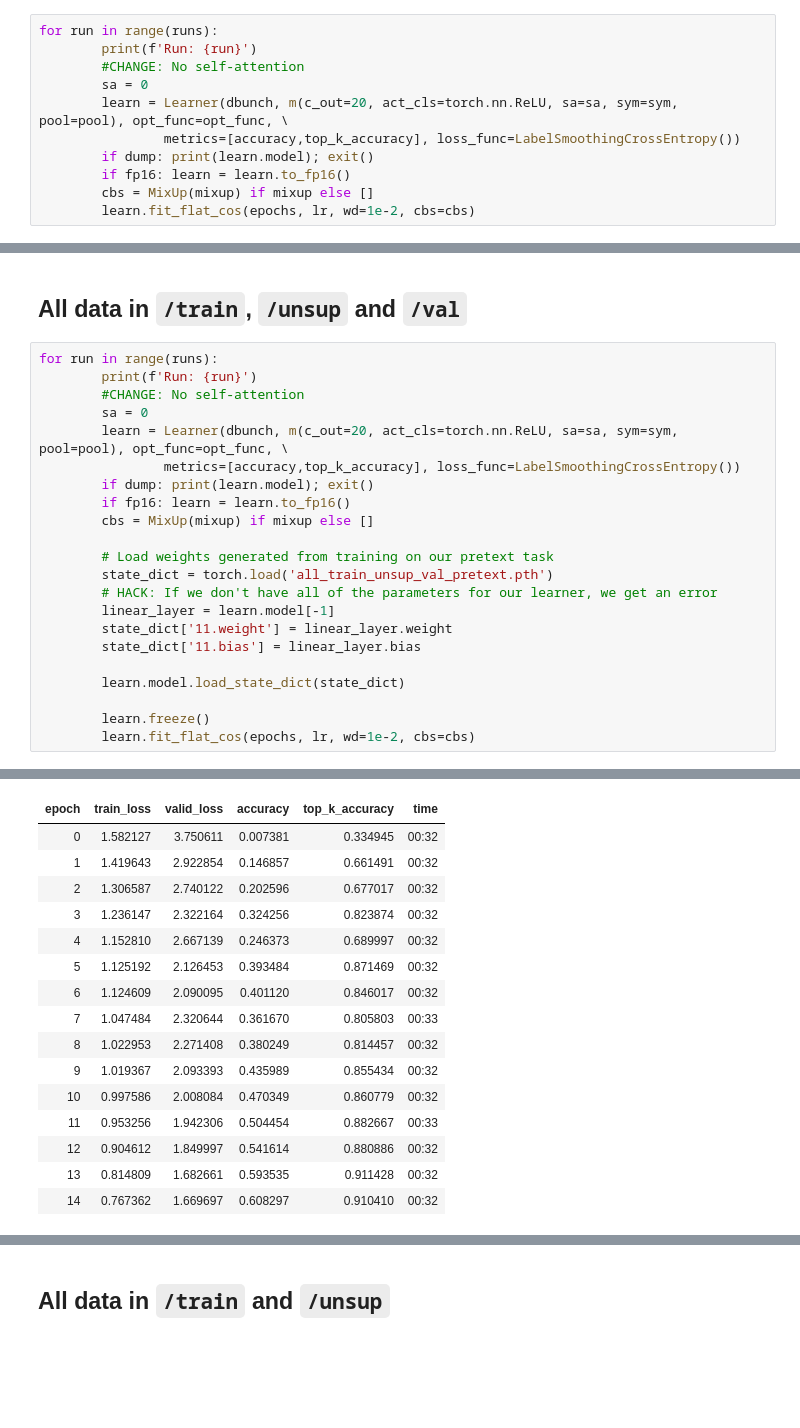
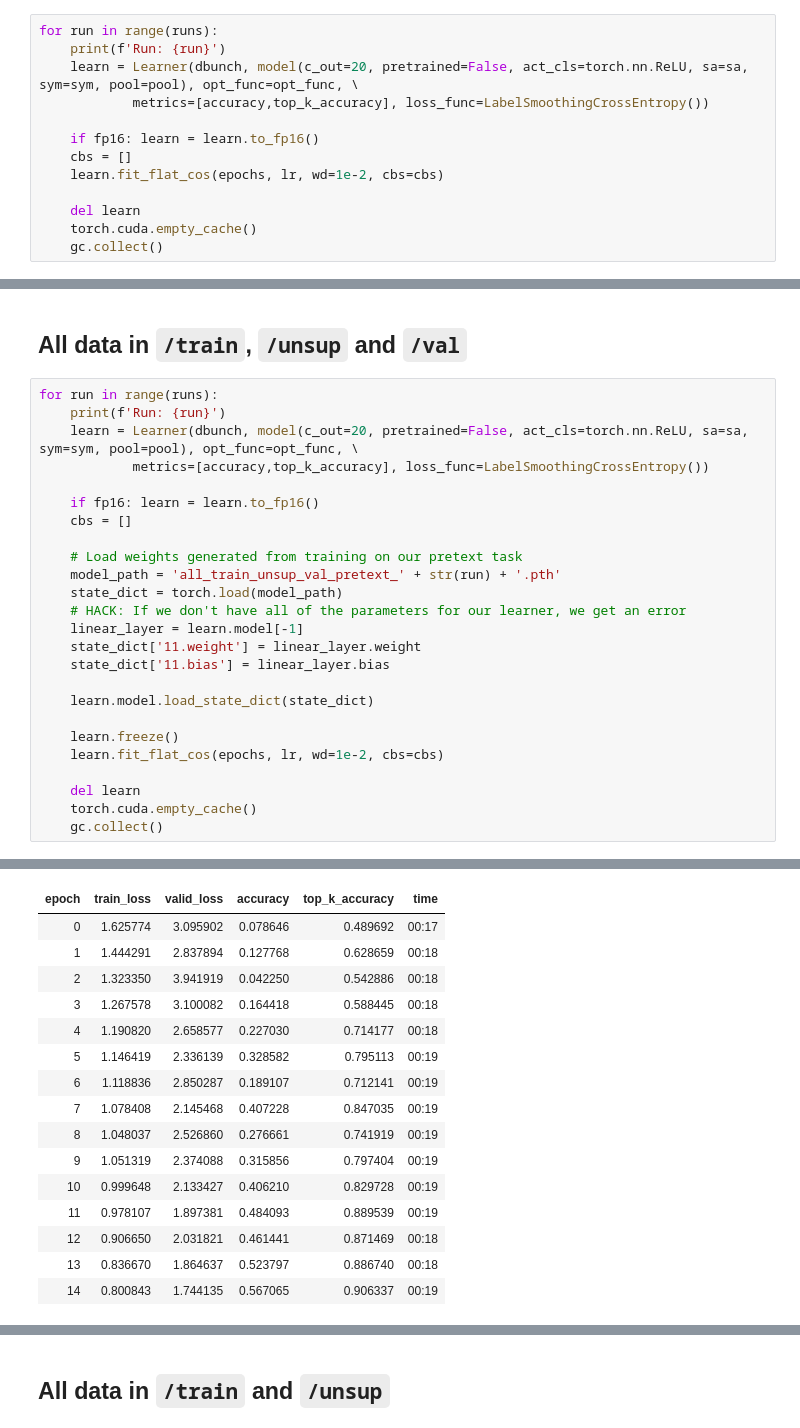
Before and after one commit to JoshVarty/SelfSupervisedLearning, a Jupyter notebook: 02_InpaintingVaryDatasetSize/01_InpaintingWithVariedDatasetSize.ipynb, the cells around one changed output, grey strips where cells are left out. Cells and saved outputs as stored; diff of their text form; blank space fills up the shorter version.

```diff
--- a/02_InpaintingVaryDatasetSize/01_InpaintingWithVariedDatasetSize.ipynb
+++ b/02_InpaintingVaryDatasetSize/01_InpaintingWithVariedDatasetSize.ipynb
@@ -435,15 +523,17 @@ dbunch = get_dbunch(160, 32)
 ## Random Baseline
 # %%
 for run in range(runs):
-        print(f'Run: {run}')
-        #CHANGE: No self-attention
-        sa = 0
-        learn = Learner(dbunch, m(c_out=20, act_cls=torch.nn.ReLU, sa=sa, sym=sym, pool=pool), opt_func=opt_func, \
-                metrics=[accuracy,top_k_accuracy], loss_func=LabelSmoothingCrossEntropy())
-        if dump: print(learn.model); exit()
-        if fp16: learn = learn.to_fp16()
-        cbs = MixUp(mixup) if mixup else []
-        learn.fit_flat_cos(epochs, lr, wd=1e-2, cbs=cbs)
+    print(f'Run: {run}')
+    learn = Learner(dbunch, model(c_out=20, pretrained=False, act_cls=torch.nn.ReLU, sa=sa, sym=sym, pool=pool), opt_func=opt_func, \
+            metrics=[accuracy,top_k_accuracy], loss_func=LabelSmoothingCrossEntropy())
+
+    if fp16: learn = learn.to_fp16()
+    cbs = []
+    learn.fit_flat_cos(epochs, lr, wd=1e-2, cbs=cbs)
+
+    del learn
+    torch.cuda.empty_cache()
+    gc.collect()
 # %% [output]
 Run: 0
 | epoch | train_loss | valid_loss | accuracy | top_k_accuracy | time |
@@ -507,43 +597,46 @@ Average: **55.0%**
 ## All data in `/train`, `/unsup` and `/val`
 # %%
 for run in range(runs):
-        print(f'Run: {run}')
-        #CHANGE: No self-attention
-        sa = 0
-        learn = Learner(dbunch, m(c_out=20, act_cls=torch.nn.ReLU, sa=sa, sym=sym, pool=pool), opt_func=opt_func, \
-                metrics=[accuracy,top_k_accuracy], loss_func=LabelSmoothingCrossEntropy())
-        if dump: print(learn.model); exit()
-        if fp16: learn = learn.to_fp16()
-        cbs = MixUp(mixup) if mixup else []
+    print(f'Run: {run}')
+    learn = Learner(dbunch, model(c_out=20, pretrained=False, act_cls=torch.nn.ReLU, sa=sa, sym=sym, pool=pool), opt_func=opt_func, \
+            metrics=[accuracy,top_k_accuracy], loss_func=LabelSmoothingCrossEntropy())
 
-        # Load weights generated from training on our pretext task
-        state_dict = torch.load('all_train_unsup_val_pretext.pth')
-        # HACK: If we don't have all of the parameters for our learner, we get an error
-        linear_layer = learn.model[-1]
-        state_dict['11.weight'] = linear_layer.weight
-        state_dict['11.bias'] = linear_layer.bias
+    if fp16: learn = learn.to_fp16()
+    cbs = []
 
-        learn.model.load_state_dict(state_dict)
+    # Load weights generated from training on our pretext task
+    model_path = 'all_train_unsup_val_pretext_' + str(run) + '.pth'
+    state_dict = torch.load(model_path)
+    # HACK: If we don't have all of the parameters for our learner, we get an error
+    linear_layer = learn.model[-1]
+    state_dict['11.weight'] = linear_layer.weight
+    state_dict['11.bias'] = linear_layer.bias
 
-        learn.freeze()
-        learn.fit_flat_cos(epochs, lr, wd=1e-2, cbs=cbs)
+    learn.model.load_state_dict(state_dict)
+
+    learn.freeze()
+    learn.fit_flat_cos(epochs, lr, wd=1e-2, cbs=cbs)
+
+    del learn
+    torch.cuda.empty_cache()
+    gc.collect()
 # %% [output]
 Run: 0
 | epoch | train_loss | valid_loss | accuracy | top_k_accuracy | time |
-| 0 | 1.582127 | 3.750611 | 0.007381 | 0.334945 | 00:32 |
-| 1 | 1.419643 | 2.922854 | 0.146857 | 0.661491 | 00:32 |
-| 2 | 1.306587 | 2.740122 | 0.202596 | 0.677017 | 00:32 |
-| 3 | 1.236147 | 2.322164 | 0.324256 | 0.823874 | 00:32 |
-| 4 | 1.152810 | 2.667139 | 0.246373 | 0.689997 | 00:32 |
-| 5 | 1.125192 | 2.126453 | 0.393484 | 0.871469 | 00:32 |
-| 6 | 1.124609 | 2.090095 | 0.401120 | 0.846017 | 00:32 |
-| 7 | 1.047484 | 2.320644 | 0.361670 | 0.805803 | 00:33 |
-| 8 | 1.022953 | 2.271408 | 0.380249 | 0.814457 | 00:32 |
-| 9 | 1.019367 | 2.093393 | 0.435989 | 0.855434 | 00:32 |
-| 10 | 0.997586 | 2.008084 | 0.470349 | 0.860779 | 00:32 |
-| 11 | 0.953256 | 1.942306 | 0.504454 | 0.882667 | 00:33 |
-| 12 | 0.904612 | 1.849997 | 0.541614 | 0.880886 | 00:32 |
-| 13 | 0.814809 | 1.682661 | 0.593535 | 0.911428 | 00:32 |
-| 14 | 0.767362 | 1.669697 | 0.608297 | 0.910410 | 00:32 |
+| 0 | 1.625774 | 3.095902 | 0.078646 | 0.489692 | 00:17 |
+| 1 | 1.444291 | 2.837894 | 0.127768 | 0.628659 | 00:18 |
+| 2 | 1.323350 | 3.941919 | 0.042250 | 0.542886 | 00:18 |
+| 3 | 1.267578 | 3.100082 | 0.164418 | 0.588445 | 00:18 |
+| 4 | 1.190820 | 2.658577 | 0.227030 | 0.714177 | 00:18 |
+| 5 | 1.146419 | 2.336139 | 0.328582 | 0.795113 | 00:19 |
+| 6 | 1.118836 | 2.850287 | 0.189107 | 0.712141 | 00:19 |
+| 7 | 1.078408 | 2.145468 | 0.407228 | 0.847035 | 00:19 |
+| 8 | 1.048037 | 2.526860 | 0.276661 | 0.741919 | 00:19 |
+| 9 | 1.051319 | 2.374088 | 0.315856 | 0.797404 | 00:19 |
+| 10 | 0.999648 | 2.133427 | 0.406210 | 0.829728 | 00:19 |
+| 11 | 0.978107 | 1.897381 | 0.484093 | 0.889539 | 00:19 |
+| 12 | 0.906650 | 2.031821 | 0.461441 | 0.871469 | 00:18 |
+| 13 | 0.836670 | 1.864637 | 0.523797 | 0.886740 | 00:18 |
+| 14 | 0.800843 | 1.744135 | 0.567065 | 0.906337 | 00:19 |
 Run: 1
 | epoch | train_loss | valid_loss | accuracy | top_k_accuracy | time |
```
Also changed, not shown: parts of 39 cells of this notebook.
